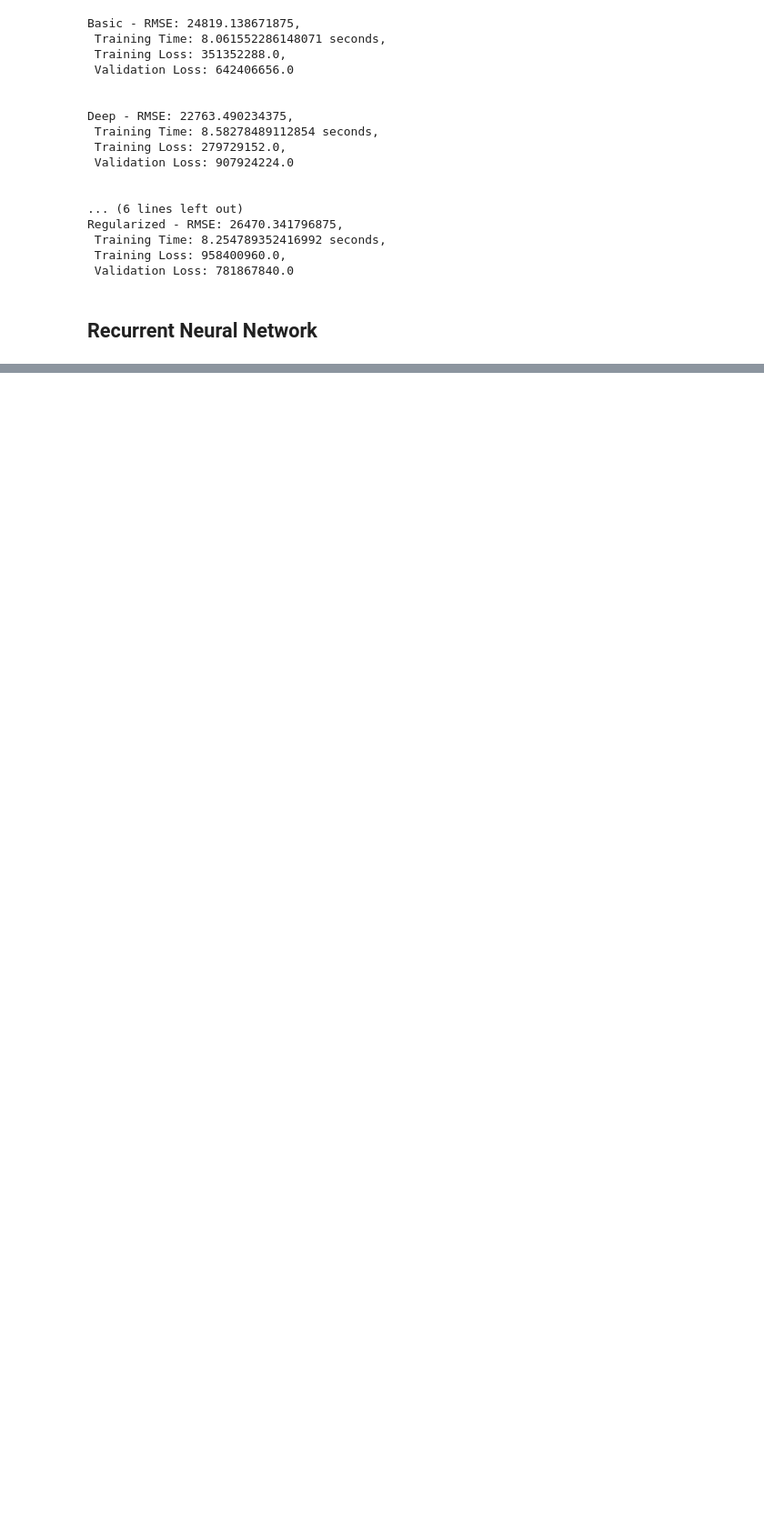
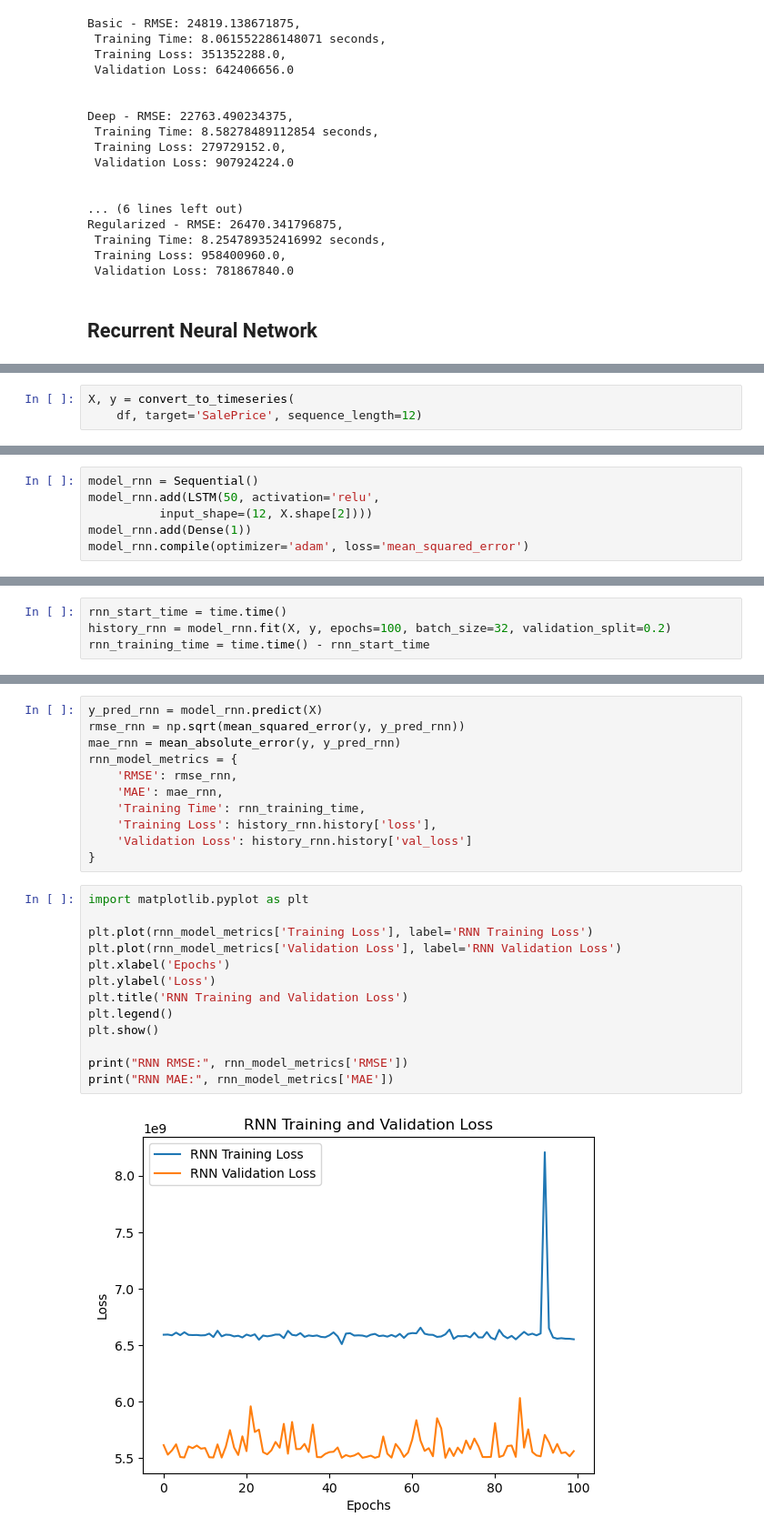
Before and after one commit to quocanh944/AmesHousingML, a Jupyter notebook: final.ipynb, the cells around one changed output, grey strips where cells are left out. Shown at 91% size. Cells and saved outputs as stored; diff of their text form; blank space fills up the shorter version.

```diff
--- a/final.ipynb
+++ b/final.ipynb
@@ -771,0 +802,3 @@ Regularized - RMSE: 26470.341796875,
+# %%
+X, y = convert_to_timeseries(
+    df, target='SalePrice', sequence_length=12)
@@ -771,0 +808,6 @@ Regularized - RMSE: 26470.341796875,
+# %%
+model_rnn = Sequential()
+model_rnn.add(LSTM(50, activation='relu',
+          input_shape=(12, X.shape[2])))
+model_rnn.add(Dense(1))
+model_rnn.compile(optimizer='adam', loss='mean_squared_error')
@@ -771,0 +817,4 @@ Regularized - RMSE: 26470.341796875,
+# %%
+rnn_start_time = time.time()
+history_rnn = model_rnn.fit(X, y, epochs=100, batch_size=32, validation_split=0.2)
+rnn_training_time = time.time() - rnn_start_time
@@ -771,0 +841,26 @@ Regularized - RMSE: 26470.341796875,
+# %%
+y_pred_rnn = model_rnn.predict(X)
+rmse_rnn = np.sqrt(mean_squared_error(y, y_pred_rnn))
+mae_rnn = mean_absolute_error(y, y_pred_rnn)
+rnn_model_metrics = {
+    'RMSE': rmse_rnn,
+    'MAE': mae_rnn,
+    'Training Time': rnn_training_time,
+    'Training Loss': history_rnn.history['loss'],
+    'Validation Loss': history_rnn.history['val_loss']
+}
+# %%
+import matplotlib.pyplot as plt
+
+plt.plot(rnn_model_metrics['Training Loss'], label='RNN Training Loss')
+plt.plot(rnn_model_metrics['Validation Loss'], label='RNN Validation Loss')
+plt.xlabel('Epochs')
+plt.ylabel('Loss')
+plt.title('RNN Training and Validation Loss')
+plt.legend()
+plt.show()
+
+print("RNN RMSE:", rnn_model_metrics['RMSE'])
+print("RNN MAE:", rnn_model_metrics['MAE'])
+# %% [output]
+[figure, added]
```
Also changed, not shown: parts of 10 cells of this notebook.
